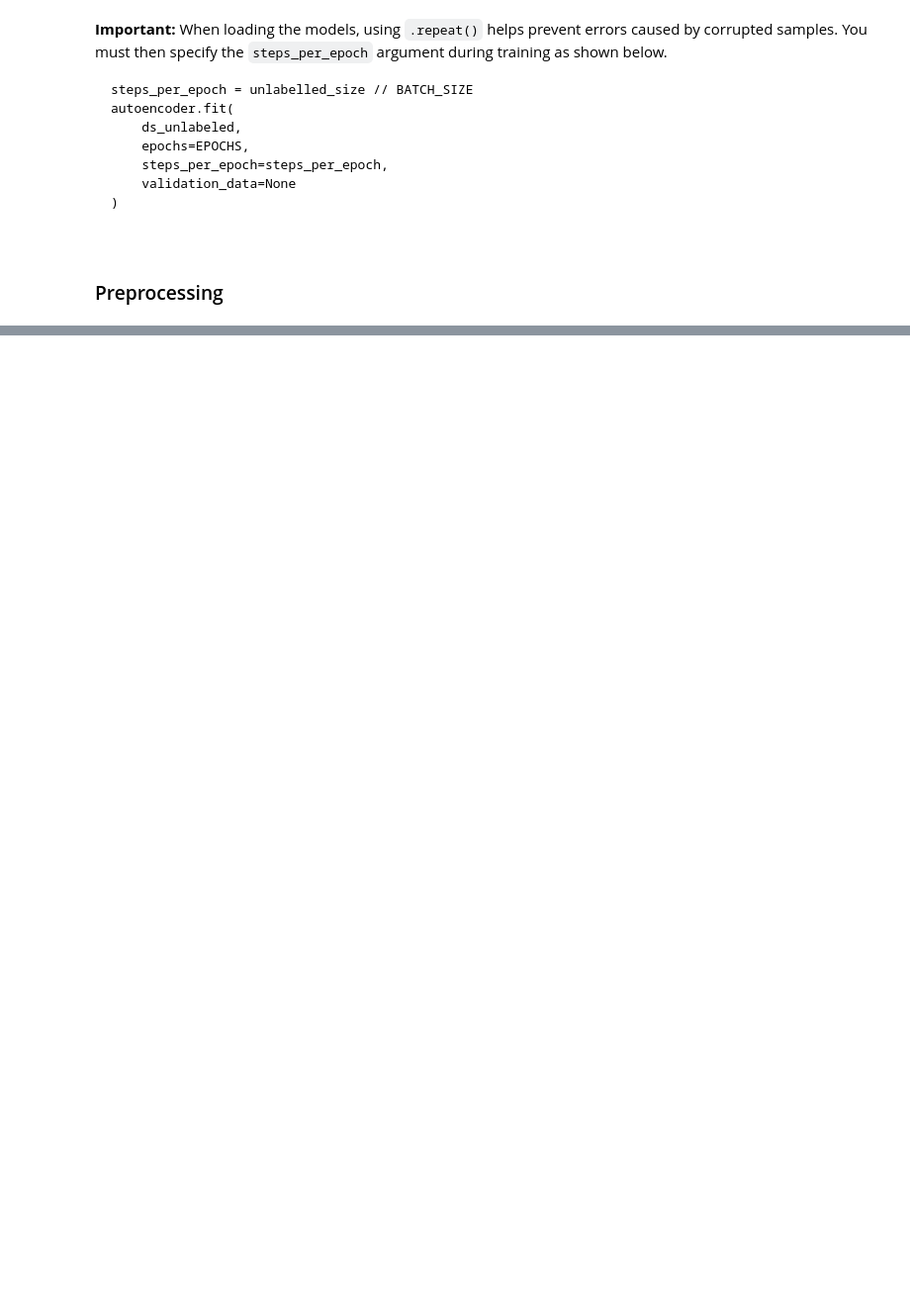
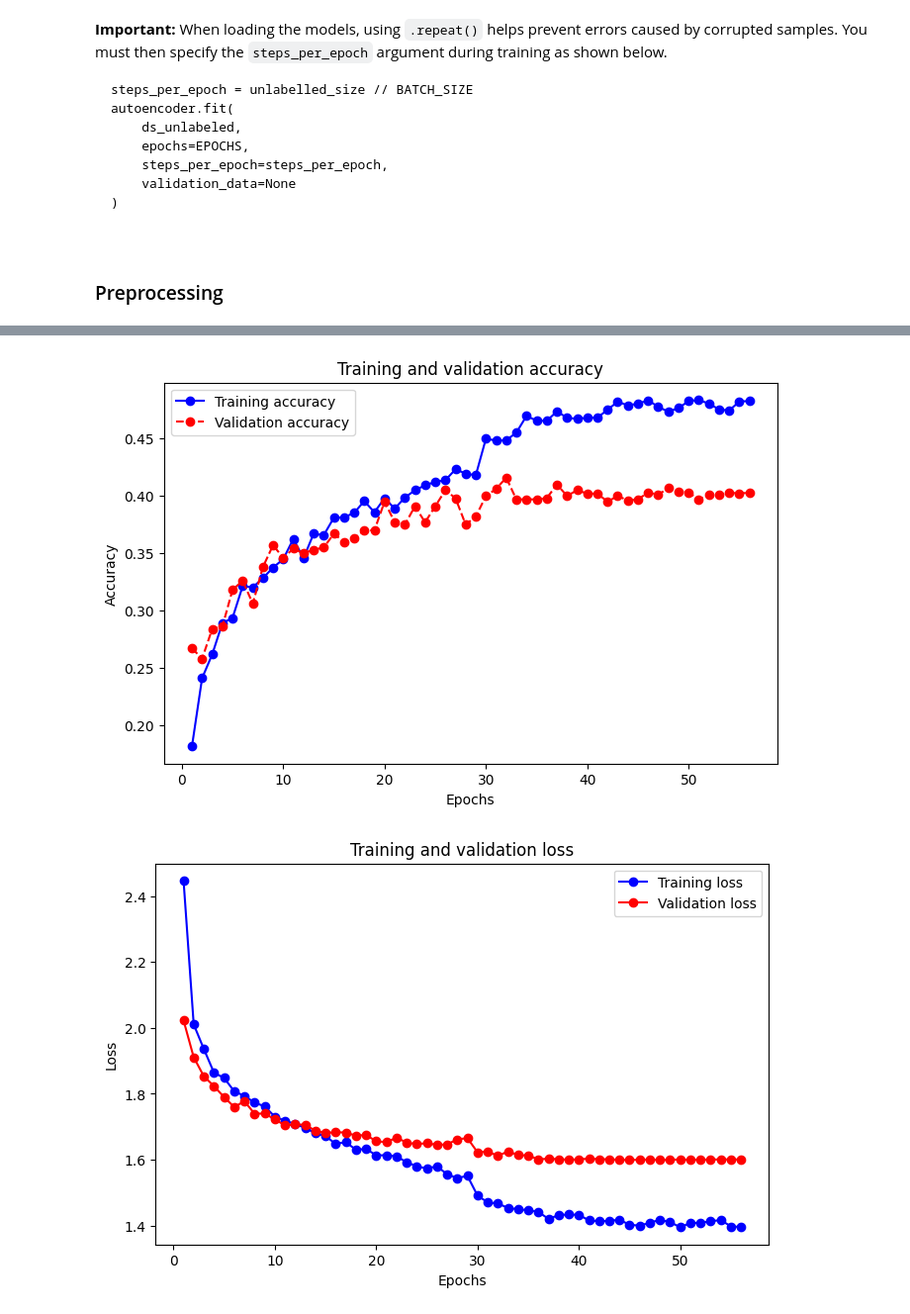
Before and after one commit to david-fm/dl-p3-latent-space, a Jupyter notebook: lab.ipynb, the cells around one changed output, grey strips where cells are left out. Shown at 99% size. Drawn from its saved outputs; the diff is of its cells as text; code cells hidden in the pictures; blank space fills up the shorter version.

```diff
--- a/lab.ipynb
+++ b/lab.ipynb
@@ -202,0 +456,24 @@ print(ds_dogs_cats.element_spec)
+# %%
+import keras
+from keras import layers, models
+
+# Get the pretrained encoder
+autoencoder = keras.models.load_model("experiments/basic_autoencoder.keras")
+pretrained_encoder = autoencoder.layers[0]
+pretrained_encoder.trainable = False
+
+# Build the new classifier
+inputs = layers.Input(shape=(96, 96, 3))
+x = pretrained_encoder(inputs)
+x = layers.Dense(256, activation='relu')(x)
+x = layers.Dropout(0.5)(x)
+outputs = layers.Dense(10, activation='softmax')(x)
+classifier = models.Model(inputs=inputs, outputs=outputs, name="latent_classifier")
+
+classifier.compile(
+    optimizer='adam',
+    loss='categorical_crossentropy',
+    metrics=['accuracy']
+)
+
+classifier.summary()
@@ -202,0 +498,11 @@ print(ds_dogs_cats.element_spec)
+# %%
+early_stopping = keras.callbacks.EarlyStopping(
+    monitor="val_loss", mode="min", patience=8, restore_best_weights=True)
+
+reduce_lr = keras.callbacks.ReduceLROnPlateau(
+    monitor="val_loss", factor=0.3, patience=3, min_lr=1e-7, verbose=1)
+
+history_classifier = classifier.fit(ds_train, validation_data=ds_val,
+                    epochs=100, callbacks=[early_stopping, reduce_lr])
+
+classifier.save("experiments/latent_classifier.keras")
@@ -202,0 +527,5 @@ print(ds_dogs_cats.element_spec)
+# %%
+plot(history_classifier)
+# %% [output]
+[figure, added]
+[figure, added]
```
Also changed, not shown: parts of 31 cells of this notebook, 3 other files.
